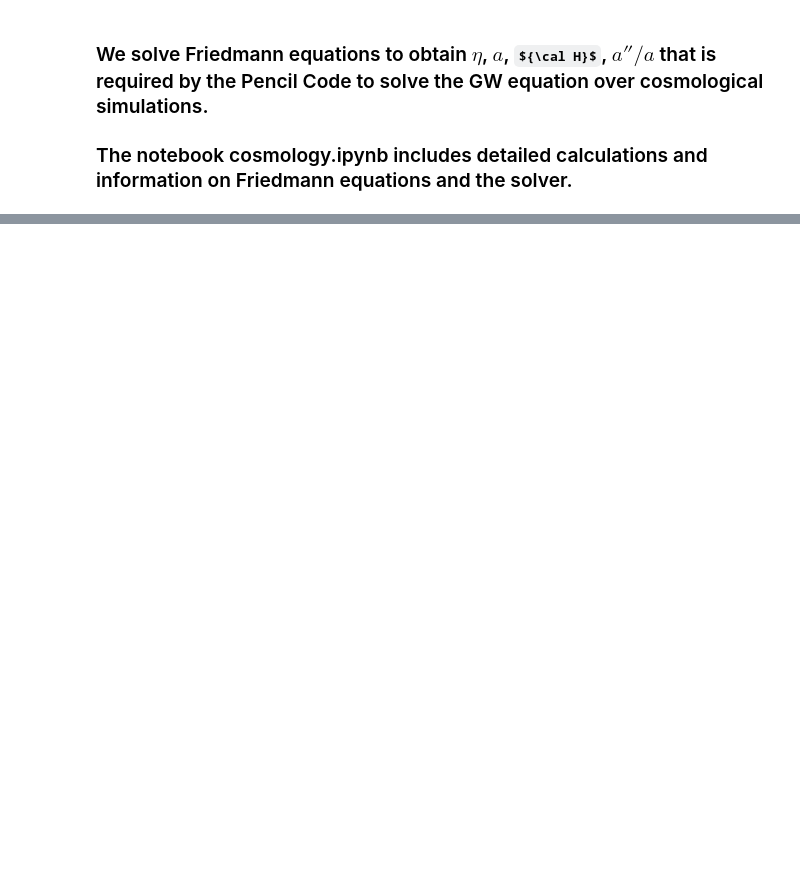
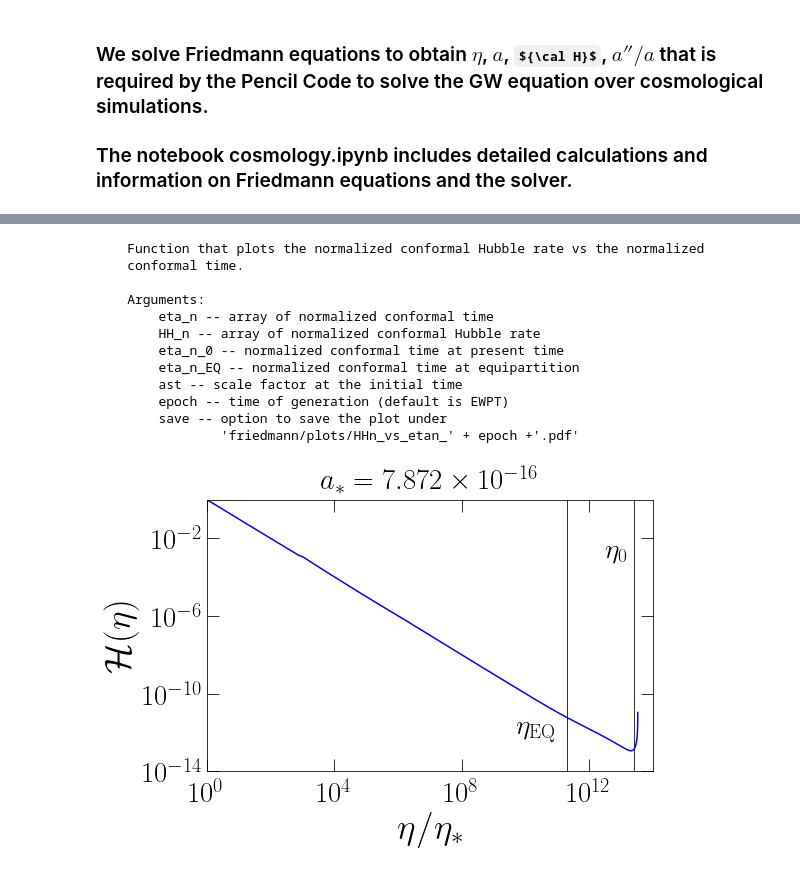
Before and after one commit to AlbertoRoper/GW_turbulence, a Jupyter notebook: cosmology/cosmology_PC.ipynb, the cells around one changed output, grey strips where cells are left out. Cells and saved outputs as stored; diff of their text form; code cells hidden in the pictures; some formulas as TeX source; blank space fills up the shorter version.

```diff
--- a/cosmology/cosmology_PC.ipynb
+++ b/cosmology/cosmology_PC.ipynb
@@ -84,0 +195,18 @@ plt.vlines(1e-19, 1e-2, 1e4)
+# %%
+### plot conformal Hubble rate vs conformal time (normalized)
+print(co_pl.plot_HHn_vs_etan.__doc__)
+co_pl.plot_HHn_vs_etan(eta_n, HH_n, eta_n_0, eta_n_EQ, ast, epoch='EWPT', save=True)
+# %% [output]
+    Function that plots the normalized conformal Hubble rate vs the normalized
+    conformal time.
+
+    Arguments:
+        eta_n -- array of normalized conformal time
+        HH_n -- array of normalized conformal Hubble rate
+        eta_n_0 -- normalized conformal time at present time
+        eta_n_EQ -- normalized conformal time at equipartition
+        ast -- scale factor at the initial time
+        epoch -- time of generation (default is EWPT)
+        save -- option to save the plot under
+                'friedmann/plots/HHn_vs_etan_' + epoch +'.pdf'
+[figure, added]
```
Also changed, not shown: parts of 15 cells of this notebook, 1 other file.
